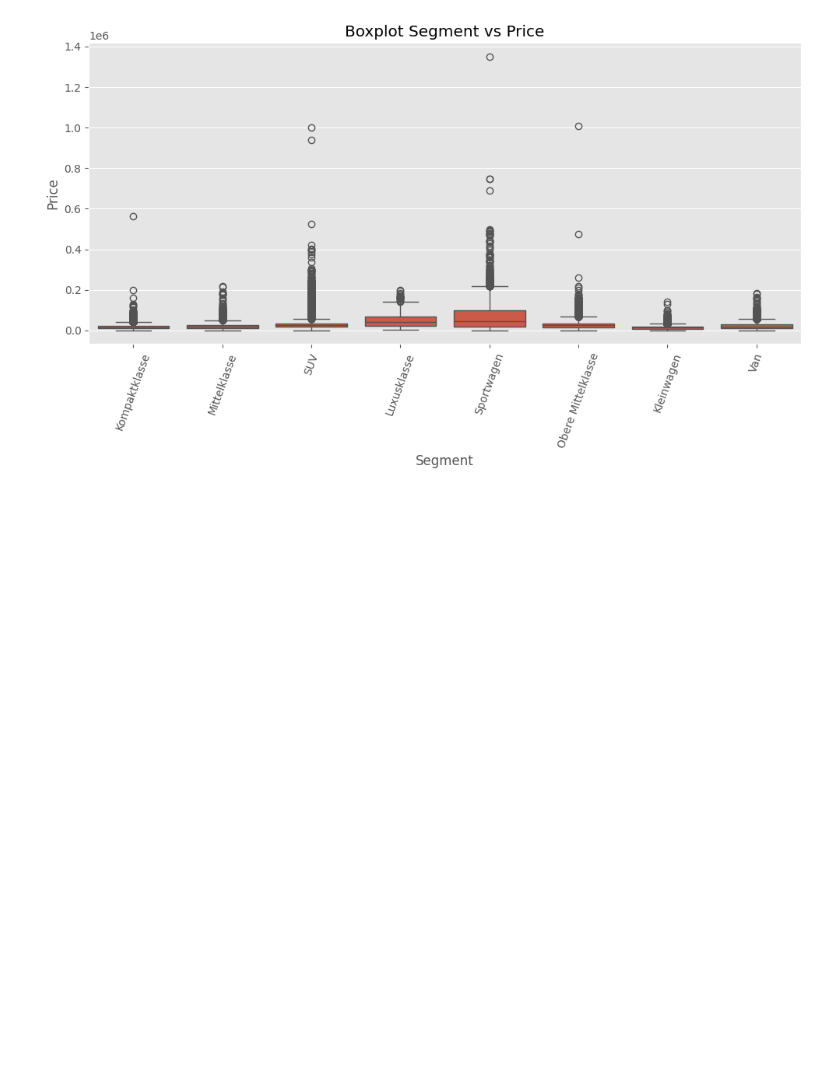
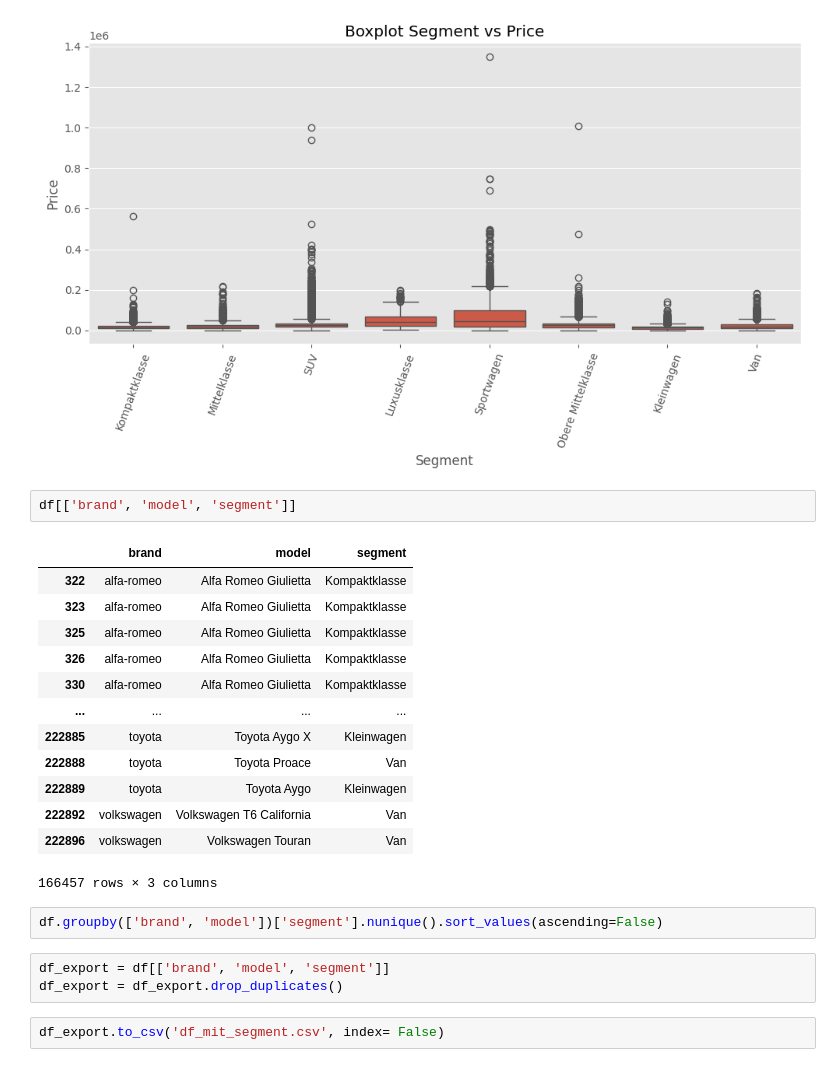
Before and after one commit to kiljos/data_mining, a Jupyter notebook: call_llm.ipynb, the cells around one changed output. Saved outputs shown, nothing was run; the diff lists cells and outputs as text; blank space fills up the shorter version.

```diff
--- a/call_llm.ipynb
+++ b/call_llm.ipynb
@@ -186,3 +184,26 @@ plt.tight_layout()
 plt.show()
 # %% [output]
 [figure]
+# %%
+df[['brand', 'model', 'segment']]
+# %% [output]
+|  | brand | model | segment |
+| 322 | alfa-romeo | Alfa Romeo Giulietta | Kompaktklasse |
+| 323 | alfa-romeo | Alfa Romeo Giulietta | Kompaktklasse |
+| 325 | alfa-romeo | Alfa Romeo Giulietta | Kompaktklasse |
+| 326 | alfa-romeo | Alfa Romeo Giulietta | Kompaktklasse |
+| 330 | alfa-romeo | Alfa Romeo Giulietta | Kompaktklasse |
+| ... | ... | ... | ... |
+| 222885 | toyota | Toyota Aygo X | Kleinwagen |
+| 222888 | toyota | Toyota Proace | Van |
+| 222889 | toyota | Toyota Aygo | Kleinwagen |
+| 222892 | volkswagen | Volkswagen T6 California | Van |
+| 222896 | volkswagen | Volkswagen Touran | Van |
+166457 rows × 3 columns
+# %%
+df.groupby(['brand', 'model'])['segment'].nunique().sort_values(ascending=False)
+# %%
+df_export = df[['brand', 'model', 'segment']]
+df_export = df_export.drop_duplicates()
+# %%
+df_export.to_csv('df_mit_segment.csv', index= False)
```
Also changed, not shown: parts of 1 cell of this notebook, 4 other files.
